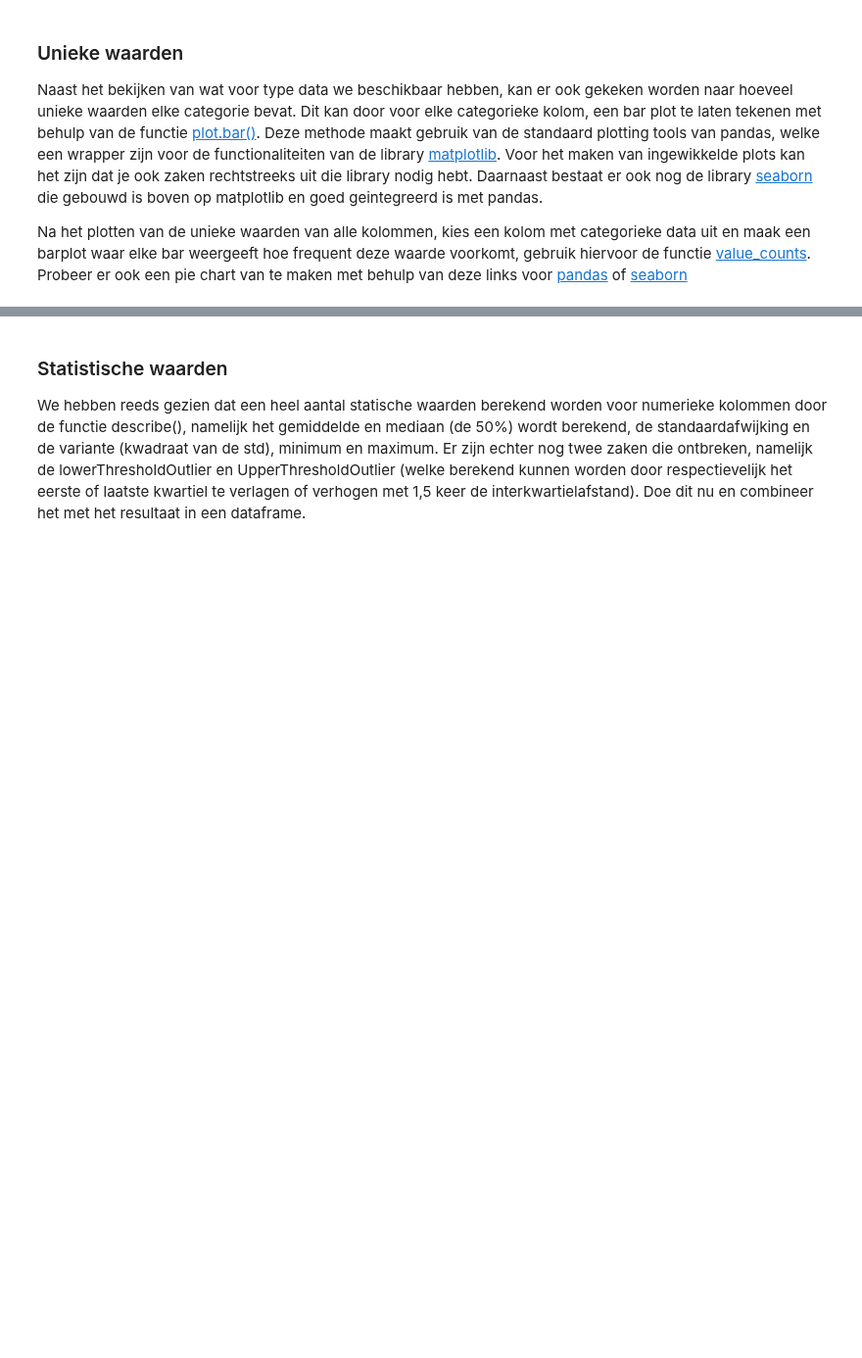
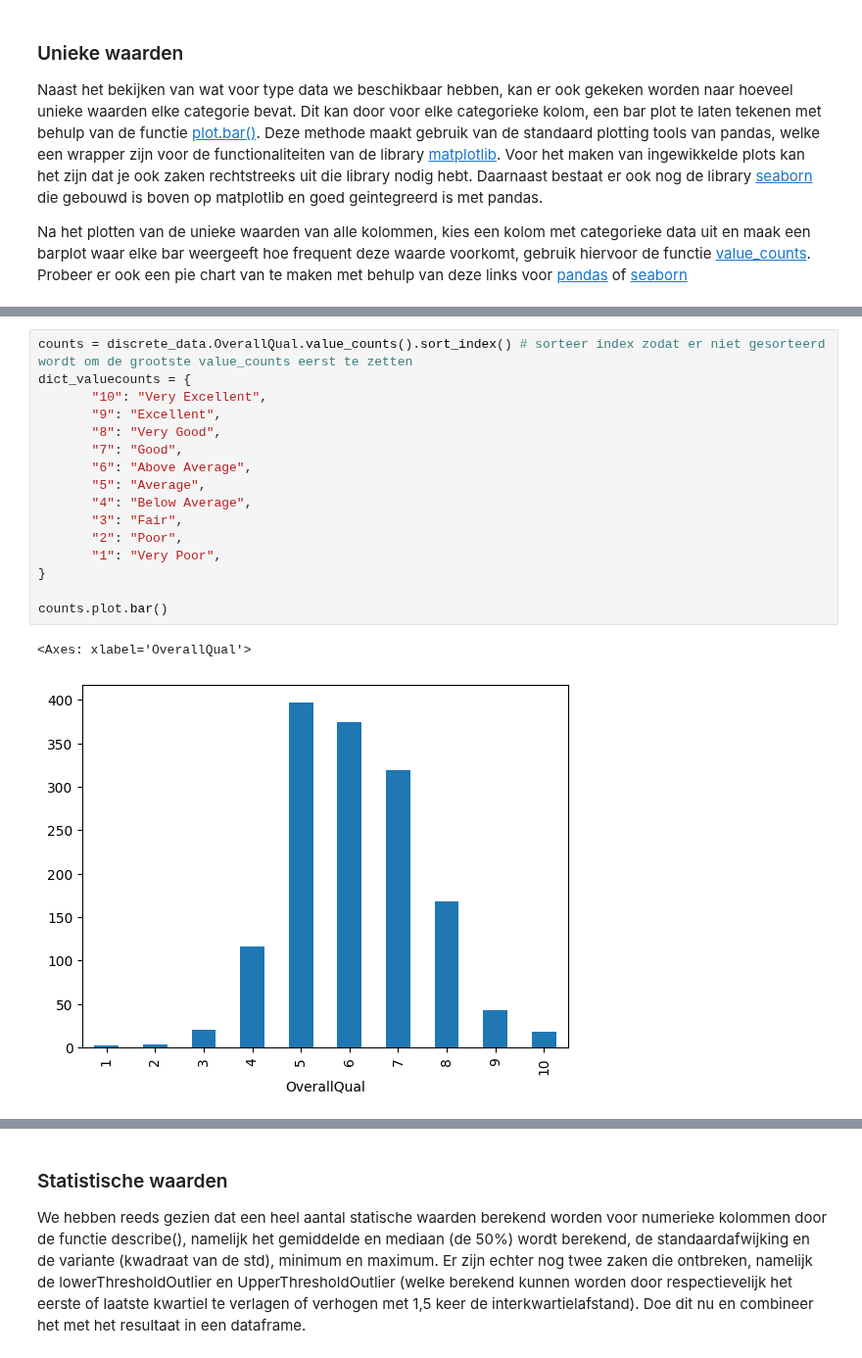
Before and after one commit to Data-Science-2425/Leerstof, a Jupyter notebook: Week 3/03_DataExploration.ipynb, the cells around one changed output, grey strips where cells are left out. Shown at 98% size. Cells and saved outputs as stored; diff of their text form; blank space fills up the shorter version.

```diff
--- a/Week 3/03_DataExploration.ipynb
+++ b/Week 3/03_DataExploration.ipynb
@@ -66,3 +143,22 @@ Probeer er ook een pie chart van te maken met behulp van deze links voor [pandas
+# %%
+counts = discrete_data.OverallQual.value_counts().sort_index() # sorteer index zodat er niet gesorteerd wordt om de grootste value_counts eerst te zetten
+dict_valuecounts = {
+       "10": "Very Excellent",
+       "9":	"Excellent",
+       "8":	"Very Good",
+       "7":	"Good",
+       "6":	"Above Average",
+       "5":	"Average",
+       "4":	"Below Average",
+       "3":	"Fair",
+       "2":	"Poor",
+       "1":	"Very Poor",
+}
+
+counts.plot.bar()
+# %% [output]
+<Axes: xlabel='OverallQual'>
+[figure, added]
 # %% [markdown]
 Oefening: Maak door gebruik te maken van explode en labels en startangle argumenten de volgende figuur waarin de verdeling van de "OverallQual" kolom getoond wordt, zo goed als mogelijk na met behulp van matplotlib.
 Merk op dat deze kolom numerieke waarden (0 tot en met 10) bevat en dus niet in de categorieke data zit. De labels kunnen echter omgezet worden op basis van de waarden uit het txt-bestand. Meer informatie over het op te bouwen van een pie chart vind je [hier](https://matplotlib.org/stable/api/_as_gen/matplotlib.pyplot.pie.html) en de standaard kleurcombinaties vind je [hier](https://matplotlib.org/stable/tutorials/colors/colormaps.html)
```
Also changed, not shown: parts of 7 cells of this notebook, 1 other file.
